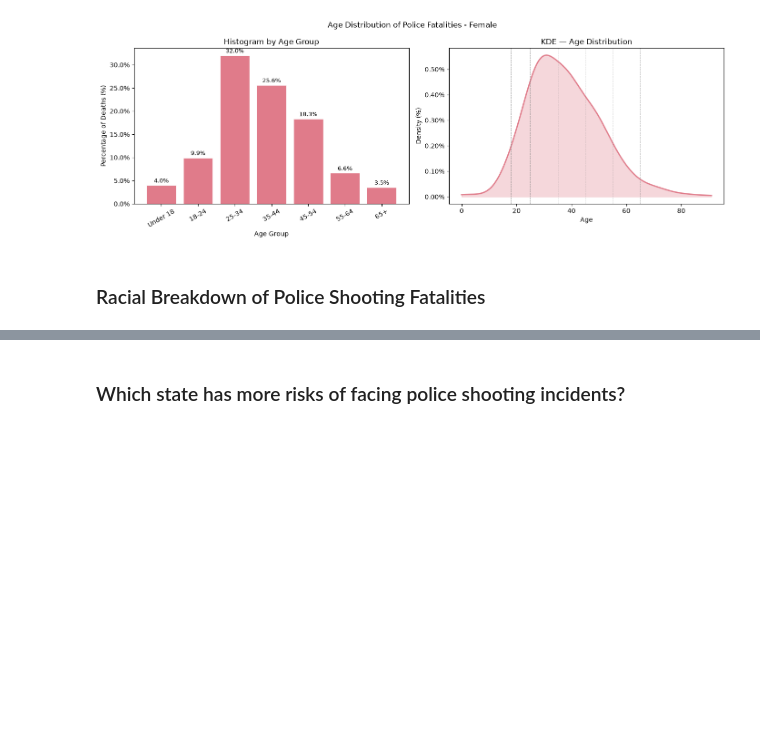
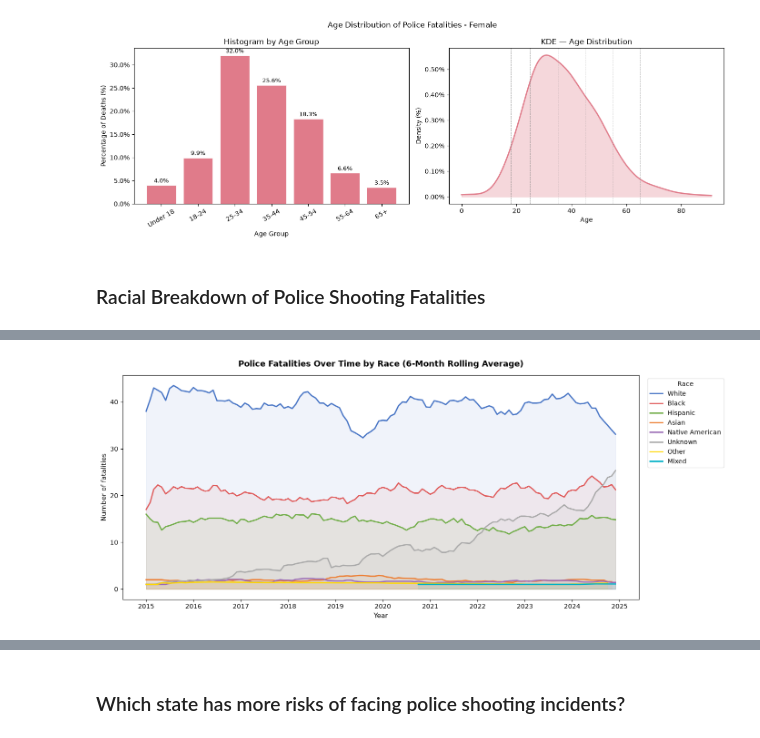
Before and after one commit to LegradiK/us_police_incidents_analysis, a Jupyter notebook: 2015_2024_us_police_shooting_report_analysis.ipynb, the cells around one changed output, grey strips where cells are left out. Drawn from its saved outputs; the diff is of its cells as text; code cells hidden in the pictures; blank space fills up the shorter version.

```diff
--- a/2015_2024_us_police_shooting_report_analysis.ipynb
+++ b/2015_2024_us_police_shooting_report_analysis.ipynb
@@ -401,0 +404,6 @@ plt.show()
+# %%
+df['year'] = df['date'].dt.year
+df['month'] = df['date'].dt.month
+df_monthly_races = df.groupby(['year', 'month', 'race']). size(). reset_index(name='count')
+df_monthly_races['year_month'] = pd.to_datetime(df_monthly_races[['year', 'month']].assign(day=1))
+# df_monthly_races[df_monthly_races['race'] == 'White']
@@ -401,0 +424,24 @@ plt.show()
+# %%
+races_to_plot = ['White', 'Black', 'Hispanic', 'Asian', 'Native American', 'Unknown', 'Other', 'Mixed']
+colors = ['#4472C4', '#E05C5C', '#70AD47', '#ED7D31', '#9B6BB5', '#A9A9A9', '#FFD700', '#00B0C8']
+
+fig, ax = plt.subplots(figsize=(14, 6))
+
+for race, color in zip(races_to_plot, colors):
+    subset = df_monthly_races[df_monthly_races['race'] == race].copy()
+    if len(subset) < 10:
+        continue
+    subset = subset.sort_values('year_month')
+    subset['rolling'] = subset['count'].rolling(12, min_periods=1).mean()  # 6-month rolling average
+    ax.plot(subset['year_month'], subset['rolling'], color=color, linewidth=2, label=race)
+    ax.fill_between(subset['year_month'], subset['rolling'], alpha=0.08, color=color)
+
+ax.set_title('Police Fatalities Over Time by Race (6-Month Rolling Average)', fontsize=13, fontweight='bold', pad=14)
+ax.set_xlabel('Year', fontsize=11)
+ax.set_ylabel('Number of fatalities', fontsize=11)
+ax.legend(title='Race', framealpha=0.6, bbox_to_anchor=(1.01, 1), loc='upper left')
+
+plt.tight_layout()
+plt.show()
+# %% [output]
+[figure, added]
```
Also changed, not shown: parts of 4 cells of this notebook.
